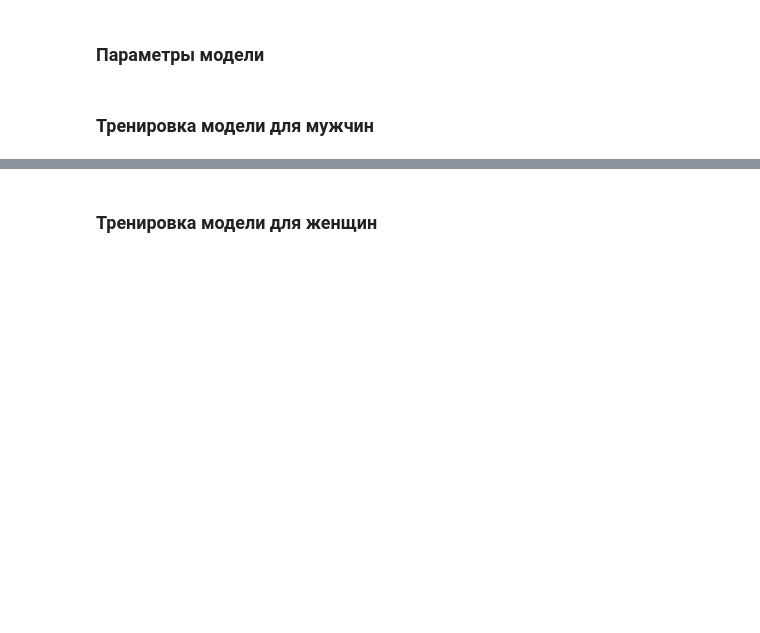
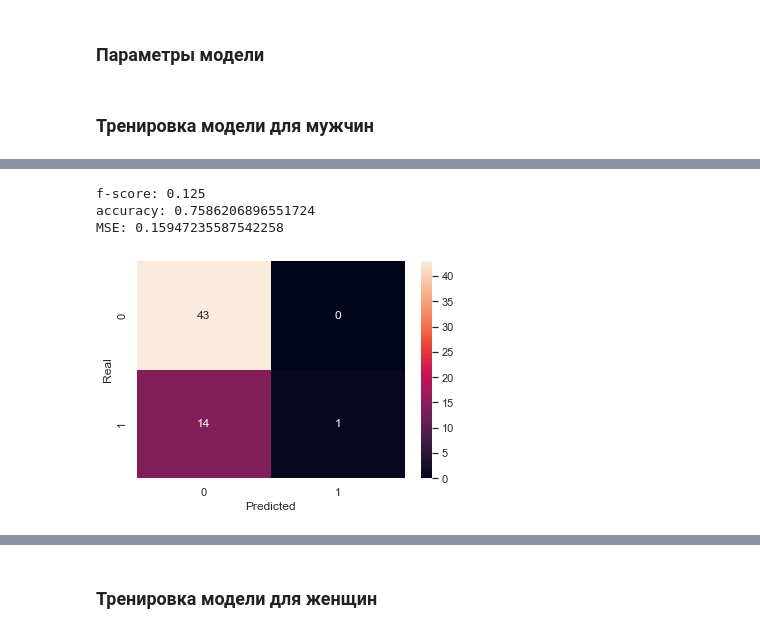
Before and after one commit to VsevolodKozlov-git/kaggle-titanic-competition, a Jupyter notebook: second_try.ipynb, the cells around one changed output, grey strips where cells are left out. Drawn from its saved outputs; the diff is of its cells as text; code cells hidden in the pictures; blank space fills up the shorter version.

```diff
--- a/second_try.ipynb
+++ b/second_try.ipynb
@@ -460,0 +483,9 @@ accuracy: 0.7386363636363636
+# %%
+g = GaussianNB()
+g.fit(*return_X_y(male_train))
+show_model_metrics(male_test, g)
+# %% [output]
+f-score: 0.125
+accuracy: 0.7586206896551724
+MSE: 0.15947235587542258
+[figure, added]
```
Also changed, not shown: parts of 42 cells of this notebook, 2 other files.
